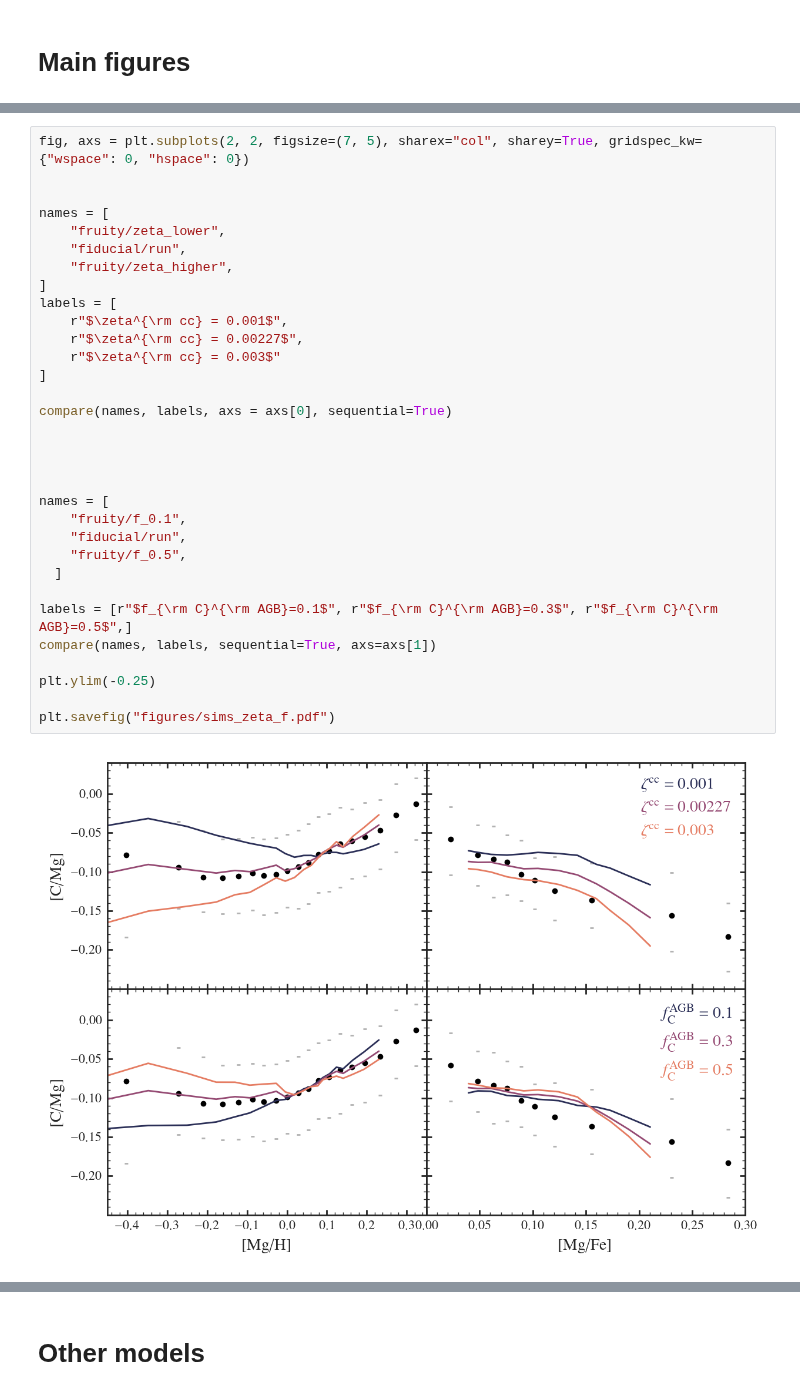
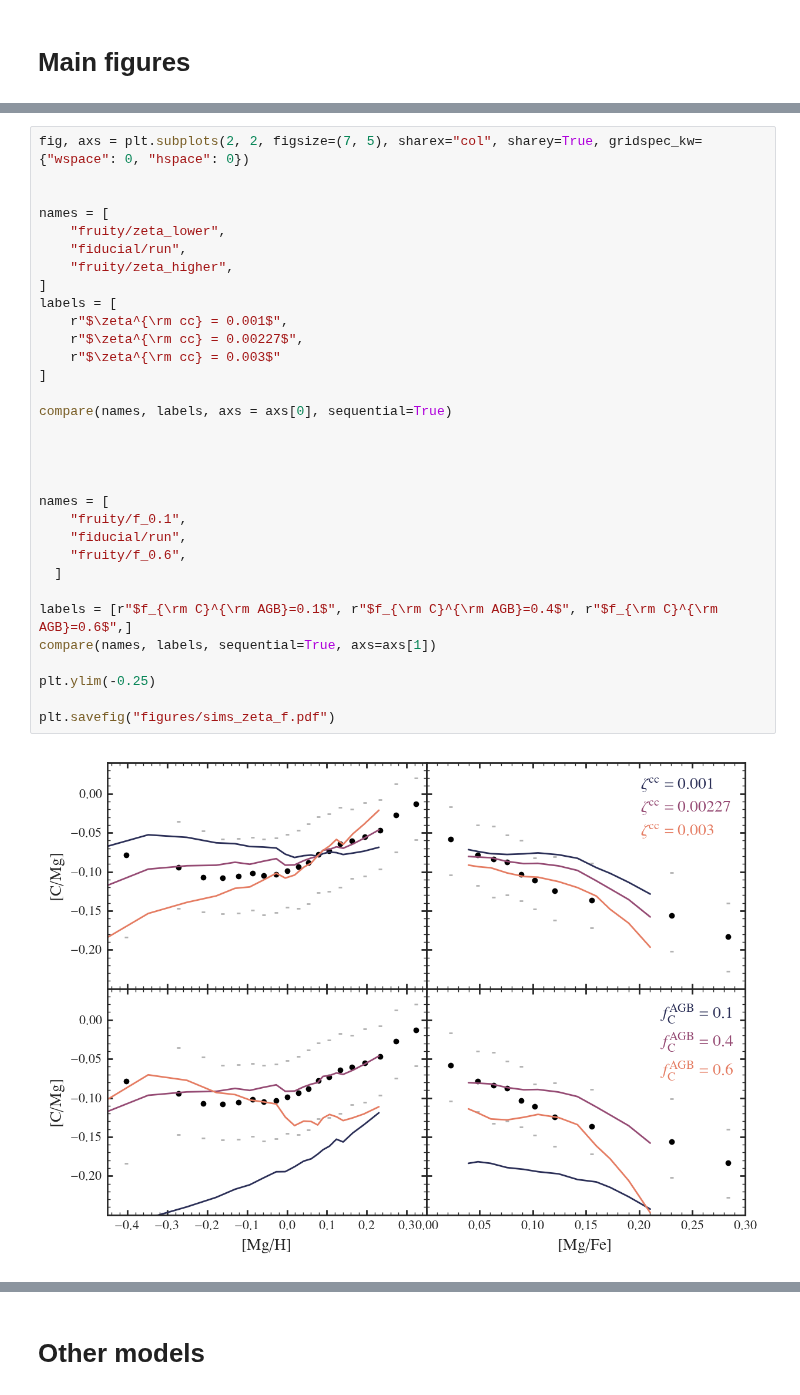
Before and after one commit to aeyobd/surp, a Jupyter notebook: carbon_paper/milkyway_models.ipynb, the cells around one changed output, grey strips where cells are left out. Drawn from its saved outputs; the diff is of its cells as text.

```diff
--- a/carbon_paper/milkyway_models.ipynb
+++ b/carbon_paper/milkyway_models.ipynb
@@ -64,35 +68,35 @@ plt.savefig("figures/sims_agb.pdf")
 fig, axs = plt.subplots(2, 2, figsize=(7, 5), sharex="col", sharey=True, gridspec_kw={"wspace": 0, "hspace": 0})
 
 
 names = [
     "fruity/zeta_lower",
     "fiducial/run",
     "fruity/zeta_higher",
 ]
 labels = [
     r"$\zeta^{\rm cc} = 0.001$",
     r"$\zeta^{\rm cc} = 0.00227$",
     r"$\zeta^{\rm cc} = 0.003$"
 ]
 
 compare(names, labels, axs = axs[0], sequential=True)
 
 
 
 
 names = [
     "fruity/f_0.1",
     "fiducial/run",
-    "fruity/f_0.5",
+    "fruity/f_0.6",
   ]
 
-labels = [r"$f_{\rm C}^{\rm AGB}=0.1$", r"$f_{\rm C}^{\rm AGB}=0.3$", r"$f_{\rm C}^{\rm AGB}=0.5$",]
+labels = [r"$f_{\rm C}^{\rm AGB}=0.1$", r"$f_{\rm C}^{\rm AGB}=0.4$", r"$f_{\rm C}^{\rm AGB}=0.6$",]
 compare(names, labels, sequential=True, axs=axs[1])
 
 plt.ylim(-0.25)
 
 plt.savefig("figures/sims_zeta_f.pdf")
 # %% [output]
-[figure, old version]
+[figure, new version]
 # %%
 names_fz = [
```
Also changed, not shown: parts of 6 cells of this notebook, 50 other files.
